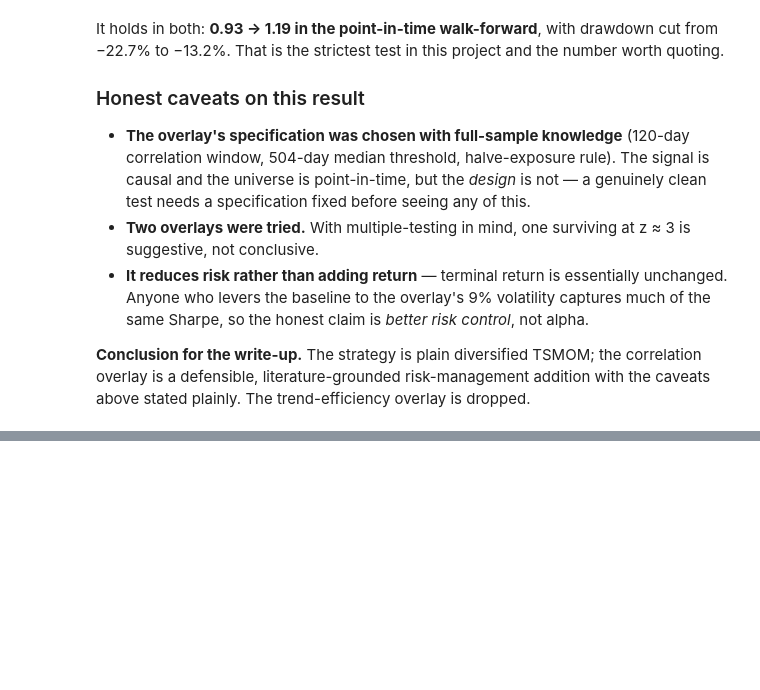
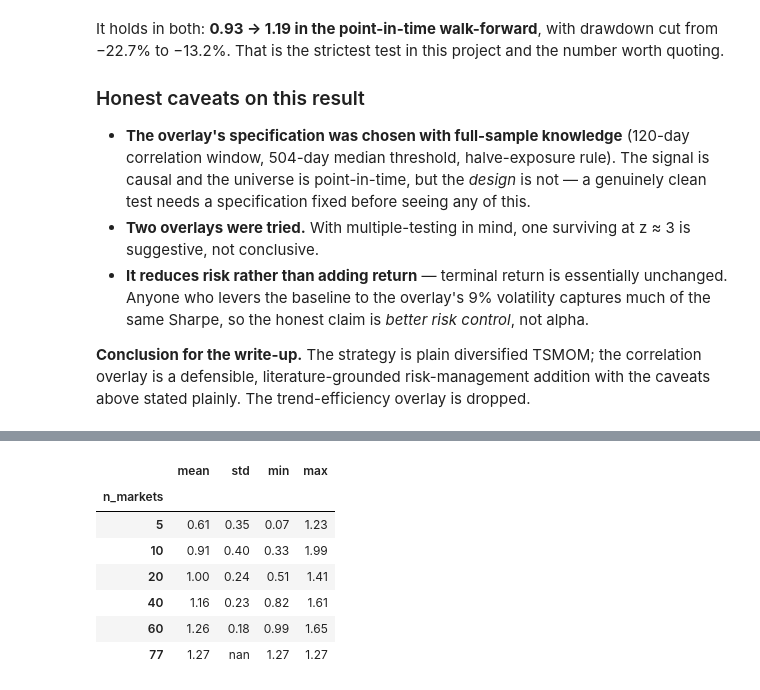
Before and after one commit to small-chicken/NUSInvestForecast, a Jupyter notebook: notebooks/02_strategy_research.ipynb, the cells around one changed output, grey strips where cells are left out. Drawn from its saved outputs; the diff is of its cells as text; code cells hidden in the pictures; blank space fills up the shorter version.

```diff
--- a/notebooks/02_strategy_research.ipynb
+++ b/notebooks/02_strategy_research.ipynb
@@ -764,0 +781,28 @@ with the caveats above stated plainly. The trend-efficiency overlay is dropped.
+# %%
+import numpy as np
+import pandas as pd
+
+from cta.backtest import (correlation_ranked_universe, diversified_tsmom,
+                          instrument_returns, universe_breadth_study, walk_forward)
+from cta.data import curated_futures_universe
+from cta.metrics import (annualized_volatility, max_drawdown, sharpe_ratio,
+                         sharpe_difference_interval)
+
+universe = curated_futures_universe()
+part4_returns = instrument_returns(universe)
+
+WF = slice('2005-01-01', '2014-12-31')
+OOS = slice('2010-01-01', '2014-12-31')
+COSTS_BPS = 2.0
+VOL_TARGET = 0.10
+
+
+def summarise(series):
+    return {'walk-forward window Sharpe': sharpe_ratio(series.loc[WF]),
+            'held-out Sharpe': sharpe_ratio(series.loc[OOS]),
+            'walk-forward vol': annualized_volatility(series.loc[WF]),
+            'walk-forward max DD': max_drawdown(series.loc[WF])}
+
+
+P4_FORMATS = {'walk-forward window Sharpe': '{:.2f}', 'held-out Sharpe': '{:.2f}',
+              'walk-forward vol': '{:.1%}', 'walk-forward max DD': '{:.1%}'}
@@ -764,0 +927,14 @@ with the caveats above stated plainly. The trend-efficiency overlay is dropped.
+# %%
+breadth = universe_breadth_study(universe, sizes=[5, 10, 20, 40, 60, len(universe)],
+                                 window=OOS, n_draws=15, cost_bps=COSTS_BPS,
+                                 returns=part4_returns, portfolio_vol_target=VOL_TARGET)
+breadth.groupby('n_markets')['sharpe'].agg(['mean', 'std', 'min', 'max']).style.format('{:.2f}')
+# %% [output]
+|  | mean | std | min | max |
+| n_markets |  |  |  |  |
+| 5 | 0.61 | 0.35 | 0.07 | 1.23 |
+| 10 | 0.91 | 0.40 | 0.33 | 1.99 |
+| 20 | 1.00 | 0.24 | 0.51 | 1.41 |
+| 40 | 1.16 | 0.23 | 0.82 | 1.61 |
+| 60 | 1.26 | 0.18 | 0.99 | 1.65 |
+| 77 | 1.27 | nan | 1.27 | 1.27 |
```
Also changed, not shown: parts of 19 cells of this notebook, 1 other file.
